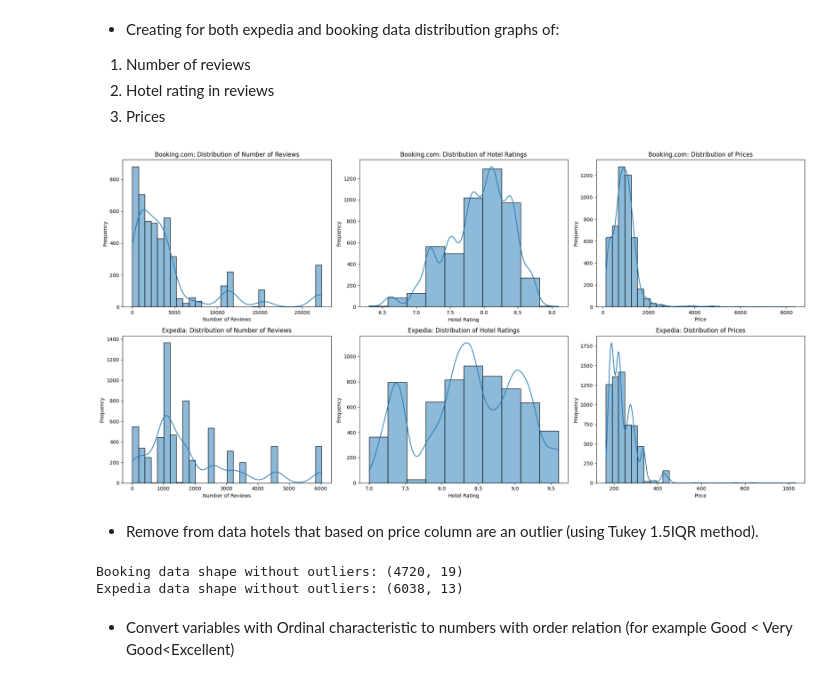
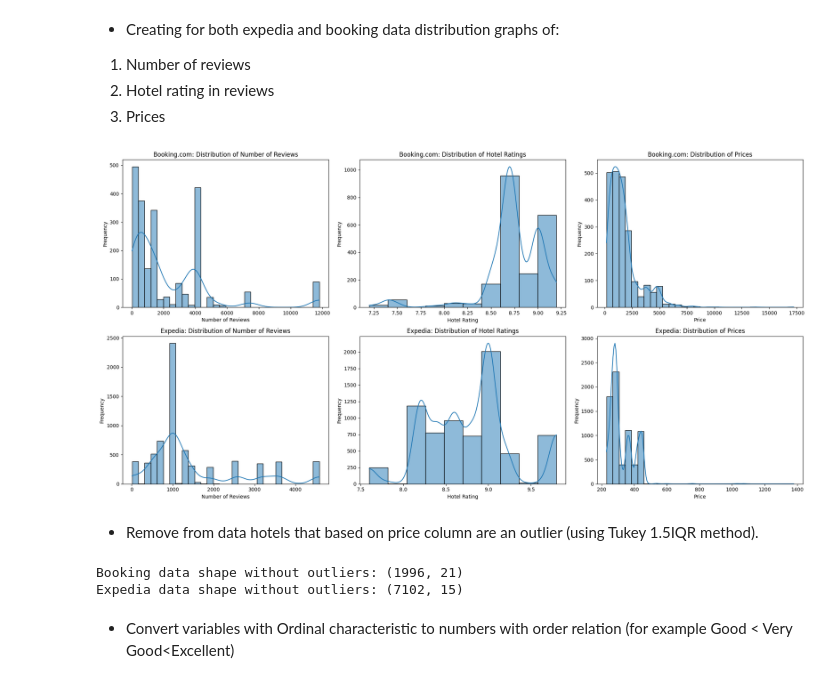
Before and after one commit to estivengrx/Freelancer-2, a Jupyter notebook: booking-expedia-project/main.ipynb, the cells around one changed output. Saved outputs shown, nothing was run; the diff lists cells and outputs as text; code cells hidden in the pictures.

Commit message:
feat: Advanced until part D, creating the model to learn difference in prices

```diff
--- a/booking-expedia-project/main.ipynb
+++ b/booking-expedia-project/main.ipynb
@@ -30,5 +38,7 @@ booking_data['Date of search'] = pd.to_datetime(booking_data['Date of search'])
 booking_data['Checkin'] = pd.to_datetime(booking_data['Checkin'])
 booking_data['Checkout'] = pd.to_datetime(booking_data['Checkout'])
 
+booking_data = booking_data.reset_index(drop=True)
+
 booking_data.head(2)
 # %% [output]
@@ -60,8 +70,8 @@ original_expedia_data = pd.read_csv('scraped_data/expedia_data.csv')
 print(f'Shape for expedia data: {original_expedia_data.shape}')
 print(f'Nulls before eliminating: \n{original_expedia_data.isnull().sum()}')
 
-expedia_data = original_expedia_data.drop(columns=['Stay Type', 'Bed type'], axis=1) # TEMPORARY, THE CODE IS NOT RETRIEVING THIS WELL
-expedia_data = expedia_data.dropna(subset=['Cancellation policy', 'Payment policy', 'Classification'])
+expedia_data = original_expedia_data.drop(columns=['Room Type', 'Bed Type'], axis=1) # TEMPORARY, THE CODE IS NOT RETRIEVING THIS WELL
+expedia_data = expedia_data.dropna(subset=['Cancellation Policy', 'Payment Policy', 'Classification'])
 
 print(f'\nNulls after treatment: {expedia_data.isnull().sum().sum()}')
 print(f'Shape for expedia after treatment: {expedia_data.shape}')
@@ -69,7 +79,7 @@ expedia_data['Date of search'] = pd.to_datetime(expedia_data['Date of search'])
 expedia_data['Checkin'] = pd.to_datetime(expedia_data['Checkin'])
 expedia_data['Checkout'] = pd.to_datetime(expedia_data['Checkout'])
 
-expedia_data['Price After Taxes'] = expedia_data['Price After Taxes'].replace(',', '', regex=True).astype(int)
+expedia_data['Total Price'] = expedia_data['Total Price'].replace(',', '', regex=True).astype(int)
 
 # Changing column names for both booking and expedia
 new_expedia_columns = [column.replace(' ', '_').lower() for column in expedia_data.columns]
@@ -78,5 +88,7 @@ new_booking_columns = [column.replace(' ', '_').lower() for column in booking_da
 expedia_data.columns = new_expedia_columns
 booking_data.columns = new_booking_columns
 
+expedia_data = expedia_data.reset_index(drop=True)
+
 expedia_data.head(2)
 # %% [output]
@@ -134,37 +146,37 @@ axs[0, 0].set_ylabel('Frequency')
 sns.histplot(booking_data['score'].astype(float), bins=10, kde=True, ax=axs[0, 1])
 axs[0, 1].set_title('Booking.com: Distribution of Hotel Ratings')
 axs[0, 1].set_xlabel('Hotel Rating')
 axs[0, 1].set_ylabel('Frequency')
 
 # 3. Prices
 sns.histplot(booking_data['total_price'].astype(float), bins=30, kde=True, ax=axs[0, 2])
 axs[0, 2].set_title('Booking.com: Distribution of Prices')
 axs[0, 2].set_xlabel('Price')
 axs[0, 2].set_ylabel('Frequency')
 
 # Expedia data plots
 # 1. Number of reviews
-sns.histplot(expedia_data['reviews'].astype(int), bins=30, kde=True, ax=axs[1, 0])
+sns.histplot(expedia_data['number_of_reviews'].astype(int), bins=30, kde=True, ax=axs[1, 0])
 axs[1, 0].set_title('Expedia: Distribution of Number of Reviews')
 axs[1, 0].set_xlabel('Number of Reviews')
 axs[1, 0].set_ylabel('Frequency')
 
 # 2. Hotel rating in reviews
-sns.histplot(expedia_data['rating'].astype(float), bins=10, kde=True, ax=axs[1, 1])
+sns.histplot(expedia_data['score'].astype(float), bins=10, kde=True, ax=axs[1, 1])
 axs[1, 1].set_title('Expedia: Distribution of Hotel Ratings')
 axs[1, 1].set_xlabel('Hotel Rating')
 axs[1, 1].set_ylabel('Frequency')
 
 # 3. Prices
-sns.histplot(expedia_data['price_after_taxes'].astype(float), bins=30, kde=True, ax=axs[1, 2])
+sns.histplot(expedia_data['total_price'].astype(float), bins=30, kde=True, ax=axs[1, 2])
 axs[1, 2].set_title('Expedia: Distribution of Prices')
 axs[1, 2].set_xlabel('Price')
 axs[1, 2].set_ylabel('Frequency')
 
 plt.tight_layout()
 plt.show()
 # %% [output]
-[figure, old version]
+[figure, new version]
 # %% [markdown]
 - Remove from data hotels that based on price column are an outlier (using
 Tukey 1.5IQR method).
@@ -178,13 +190,13 @@ def remove_outliers(df, column):
     return df[(df[column] >= lower_bound) & (df[column] <= upper_bound)]
 
 booking_data_no_outliers = remove_outliers(booking_data, 'total_price')
-expedia_data_no_outliers = remove_outliers(expedia_data, 'price_after_taxes')
+expedia_data_no_outliers = remove_outliers(expedia_data, 'total_price')
 
 print(f'Booking data shape without outliers: {booking_data_no_outliers.shape}')
 print(f'Expedia data shape without outliers: {expedia_data_no_outliers.shape}')
 # %% [output]
-Booking data shape without outliers: (4720, 19)
-Expedia data shape without outliers: (6038, 13)
+Booking data shape without outliers: (1996, 21)
+Expedia data shape without outliers: (7102, 15)
 # %% [markdown]
 - Convert variables with Ordinal characteristic to numbers with order relation
 (for example Good < Very Good<Excellent)
```
Also changed, not shown: parts of 31 cells of this notebook, 3 other files.
